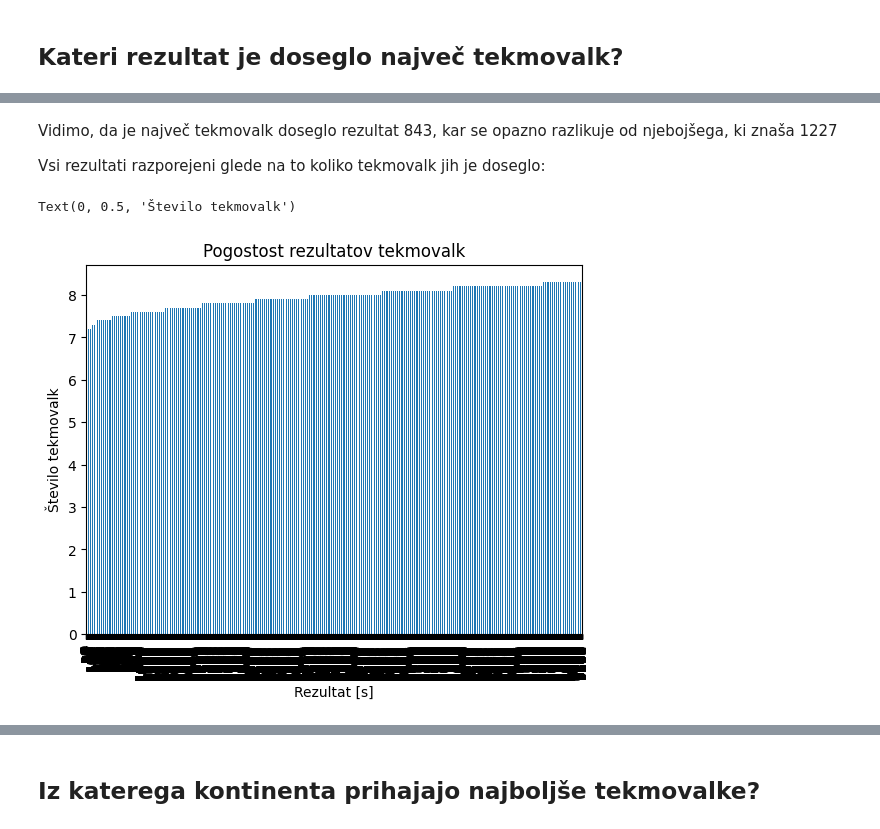
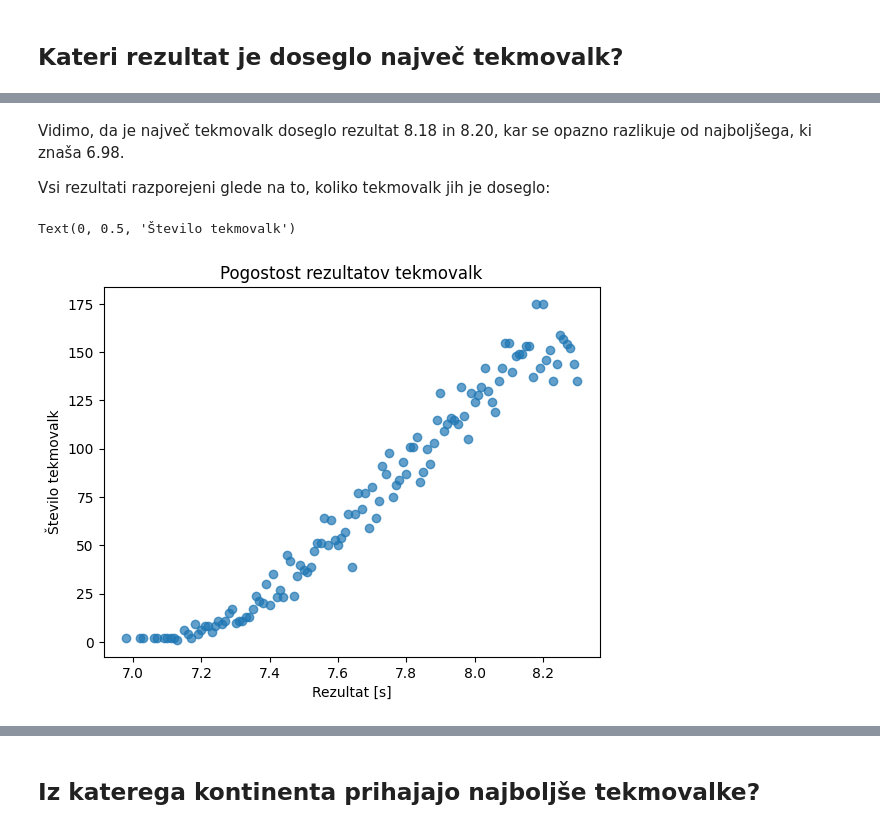
Before and after one commit to sarapolajnar/Projektna-naloga-UVP, a Jupyter notebook: analiza.ipynb, the cells around one changed output, grey strips where cells are left out. Drawn from its saved outputs; the diff is of its cells as text; code cells hidden in the pictures.

```diff
--- a/analiza.ipynb
+++ b/analiza.ipynb
@@ -36,10 +36,12 @@ tabela_podatkov
 def st_tekmovalk_na_rezultat(tabela):
     tabela['rezultat [s]'] = tabela['rezultat [s]'].astype(float)
     pogostost_rezultatov = tabela['rezultat [s]'].value_counts()
-    pet_najpogostejsih = pogostost_rezultatov.head(5)
-    najnizji_rezultat = tabela['rezultat [s]'].min()
-    najvisji_rezultat = tabela['rezultat [s]'].max()
 
-    return pet_najpogostejsih, f'Najboljši rezultat: {najnizji_rezultat}', f'Najslabši rezultat: {najvisji_rezultat}'
+    return pogostost_rezultatov
 
-print(st_tekmovalk_na_rezultat(tabela_podatkov))
+najnizji_rezultat = tabela_podatkov['rezultat [s]'].min()
+najvisji_rezultat = tabela_podatkov['rezultat [s]'].max()
+
+print(st_tekmovalk_na_rezultat(tabela_podatkov).head(5))
+print(f'Najboljši rezultat: {najnizji_rezultat}')
+print(f'Najslabši rezultat: {najvisji_rezultat}')
@@ -46,13 +58,14 @@ print(st_tekmovalk_na_rezultat(tabela_podatkov))
 # %% [markdown]
-Vidimo, da je največ tekmovalk doseglo rezultat 843, kar se opazno razlikuje od njebojšega, ki znaša 1227
+Vidimo, da je največ tekmovalk doseglo rezultat 8.18 in 8.20, kar se opazno razlikuje od najboljšega, ki znaša 6.98.
 
-Vsi rezultati razporejeni glede na to koliko tekmovalk jih je doseglo:
+Vsi rezultati razporejeni glede na to, koliko tekmovalk jih je doseglo:
 # %%
-zaokrozeni_rezultati = tabela_podatkov['rezultat [s]'].round(1)
-zaokrozeni_rezultati.plot.bar()
+rezultati = st_tekmovalk_na_rezultat(tabela_podatkov)
+
+plt.scatter(rezultati.index, rezultati.values, alpha=0.7)
 plt.title('Pogostost rezultatov tekmovalk')
 plt.xlabel('Rezultat [s]')
 plt.ylabel('Število tekmovalk')
 # %% [output]
 Text(0, 0.5, 'Število tekmovalk')
-[figure, old version]
+[figure, new version]
```
Also changed, not shown: parts of 3 cells of this notebook.
